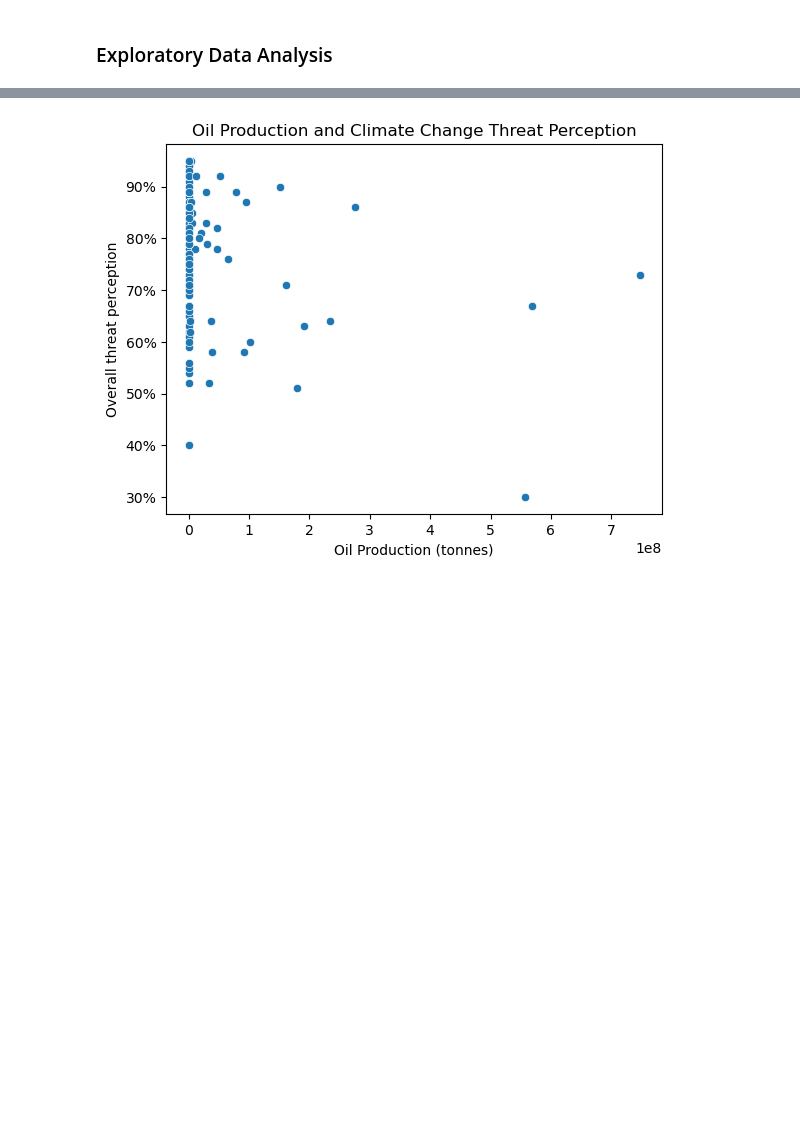
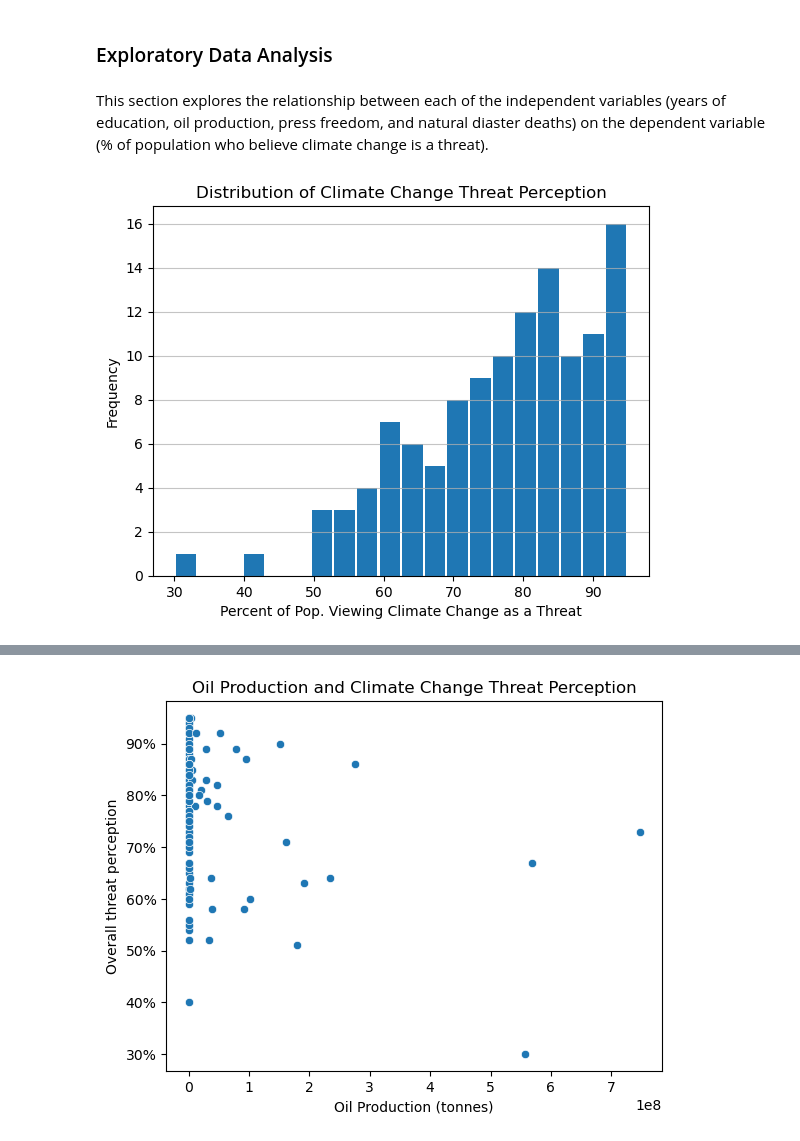
Before and after one commit to seshafi/Climate-Change-Perception, a Jupyter notebook: Climate Change Perception.ipynb, the cells around one changed output, grey strips where cells are left out. Cells and saved outputs as stored; diff of their text form; code cells hidden in the pictures; blank space fills up the shorter version.

```diff
--- a/Climate Change Perception.ipynb
+++ b/Climate Change Perception.ipynb
@@ -56,6 +86,16 @@ df['MYS'] = df['MYS'].fillna(df['MYS'].median())
 df['Disaster Deaths per 100K People'] = df['Disaster Deaths per 100K People'].fillna(df['Disaster Deaths per 100K People'].median())
 # %% [markdown]
 ### Exploratory Data Analysis
+# %% [markdown]
+This section explores the relationship between each of the independent variables (years of education, oil production, press freedom, and natural diaster deaths) on the dependent variable (% of population who believe climate change is a threat).
+# %%
+df['Overall threat perception'].plot.hist(bins=20, rwidth=0.9)
+plt.title('Distribution of Climate Change Threat Perception')
+plt.xlabel('Percent of Pop. Viewing Climate Change as a Threat')
+plt.ylabel('Frequency')
+plt.grid(axis='y', alpha=0.75)
+# %% [output]
+[figure, added]
 # %%
 plot = sns.scatterplot(x='MYS', y='Overall threat perception', data=df)
 plt.xlabel('Mean Years of Schooling')
```
Also changed, not shown: parts of 22 cells of this notebook.
